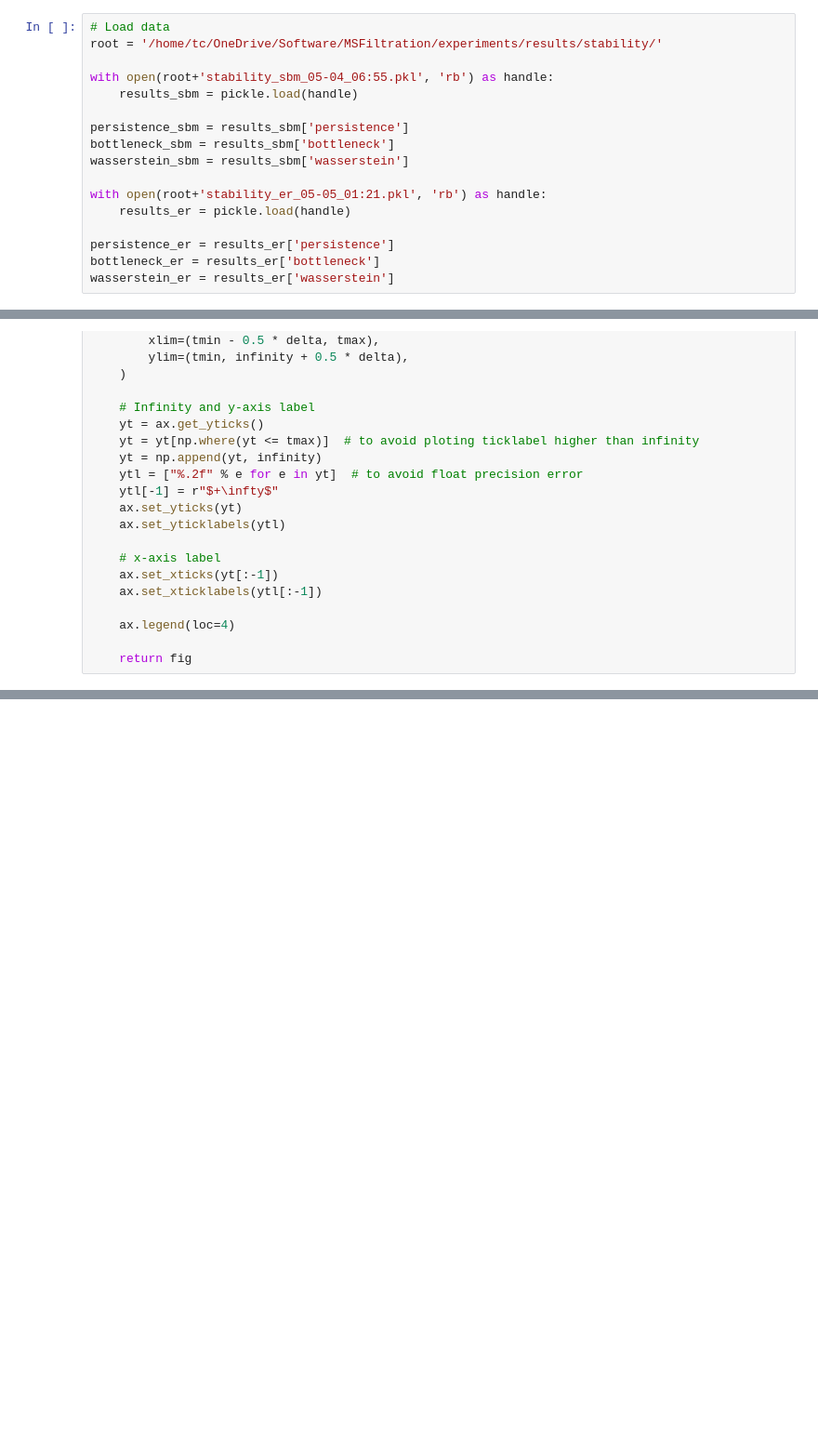
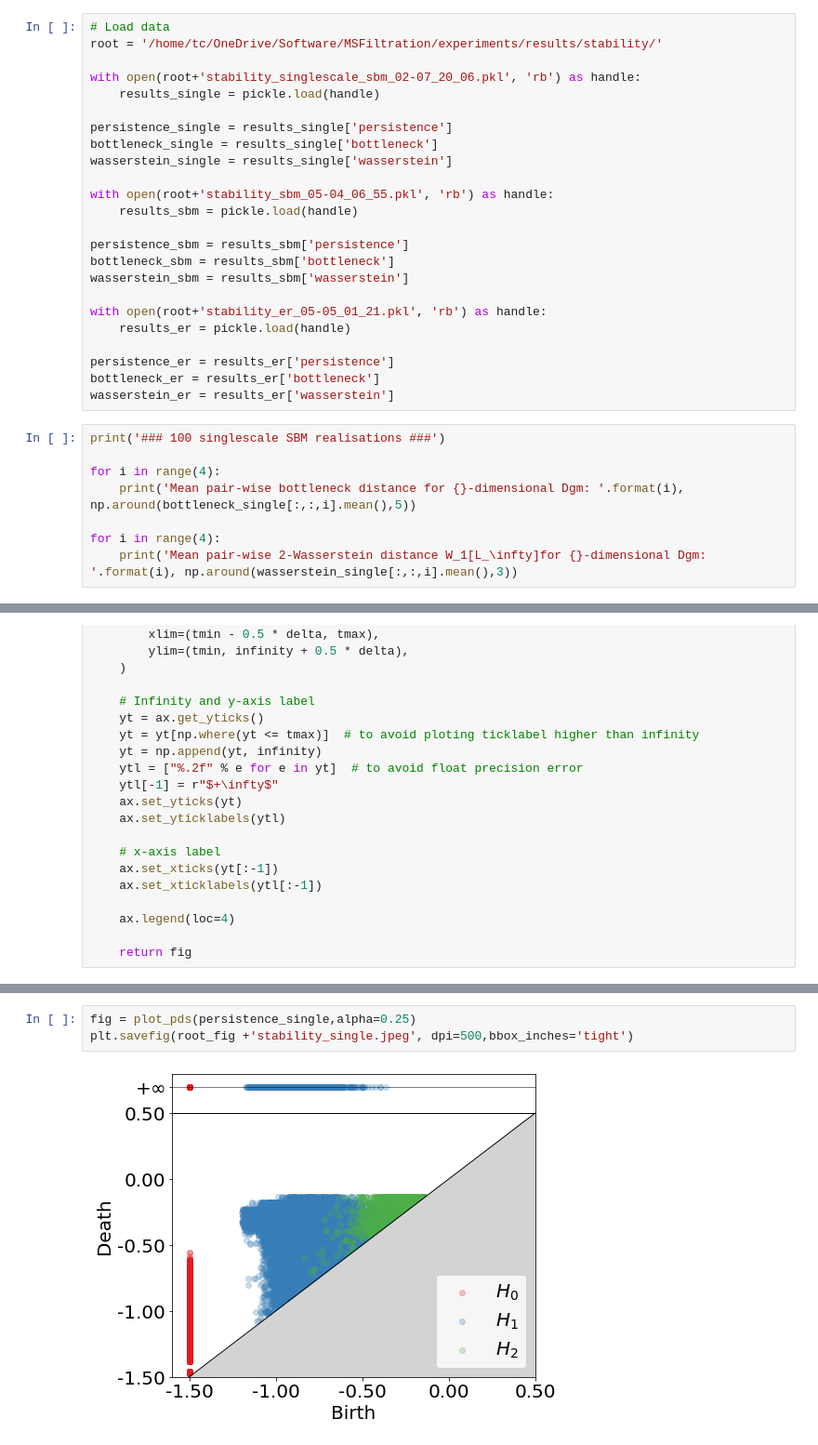
Before and after one commit to barahona-research-group/MCF, a Jupyter notebook: experiments/220427_stability_results.ipynb, the cells around one changed output, grey strips where cells are left out. Shown at 93% size. Cells and saved outputs as stored; diff of their text form; blank space fills up the shorter version.

Commit message:
singlescale results and paper example

```diff
--- a/experiments/220427_stability_results.ipynb
+++ b/experiments/220427_stability_results.ipynb
@@ -12,16 +12,31 @@ root_fig = '/home/tc/OneDrive/Software/MSFiltration/figures/'
 # Load data
 root = '/home/tc/OneDrive/Software/MSFiltration/experiments/results/stability/'
 
-with open(root+'stability_sbm_05-04_06:55.pkl', 'rb') as handle:
+with open(root+'stability_singlescale_sbm_02-07_20_06.pkl', 'rb') as handle:
+    results_single = pickle.load(handle)
+
+persistence_single = results_single['persistence']
+bottleneck_single = results_single['bottleneck']
+wasserstein_single = results_single['wasserstein']
+
+with open(root+'stability_sbm_05-04_06_55.pkl', 'rb') as handle:
     results_sbm = pickle.load(handle)
 
 persistence_sbm = results_sbm['persistence']
 bottleneck_sbm = results_sbm['bottleneck']
 wasserstein_sbm = results_sbm['wasserstein']
 
-with open(root+'stability_er_05-05_01:21.pkl', 'rb') as handle:
+with open(root+'stability_er_05-05_01_21.pkl', 'rb') as handle:
     results_er = pickle.load(handle)
 
 persistence_er = results_er['persistence']
 bottleneck_er = results_er['bottleneck']
 wasserstein_er = results_er['wasserstein']
+# %%
+print('### 100 singlescale SBM realisations ###')
+
+for i in range(4):
+    print('Mean pair-wise bottleneck distance for {}-dimensional Dgm: '.format(i), np.around(bottleneck_single[:,:,i].mean(),5))
+
+for i in range(4):
+    print('Mean pair-wise 2-Wasserstein distance W_1[L_\infty]for {}-dimensional Dgm: '.format(i), np.around(wasserstein_single[:,:,i].mean(),3))
@@ -232,2 +252,7 @@ plt.savefig(root_fig +'stability_sbm.pdf', dpi=500,bbox_inches='tight')
 # %% [output]
 [figure]
+# %%
+fig = plot_pds(persistence_single,alpha=0.25)
+plt.savefig(root_fig +'stability_single.jpeg', dpi=500,bbox_inches='tight')
+# %% [output]
+[figure, added]
```
Also changed, not shown: parts of 5 cells of this notebook, 7 other files.
